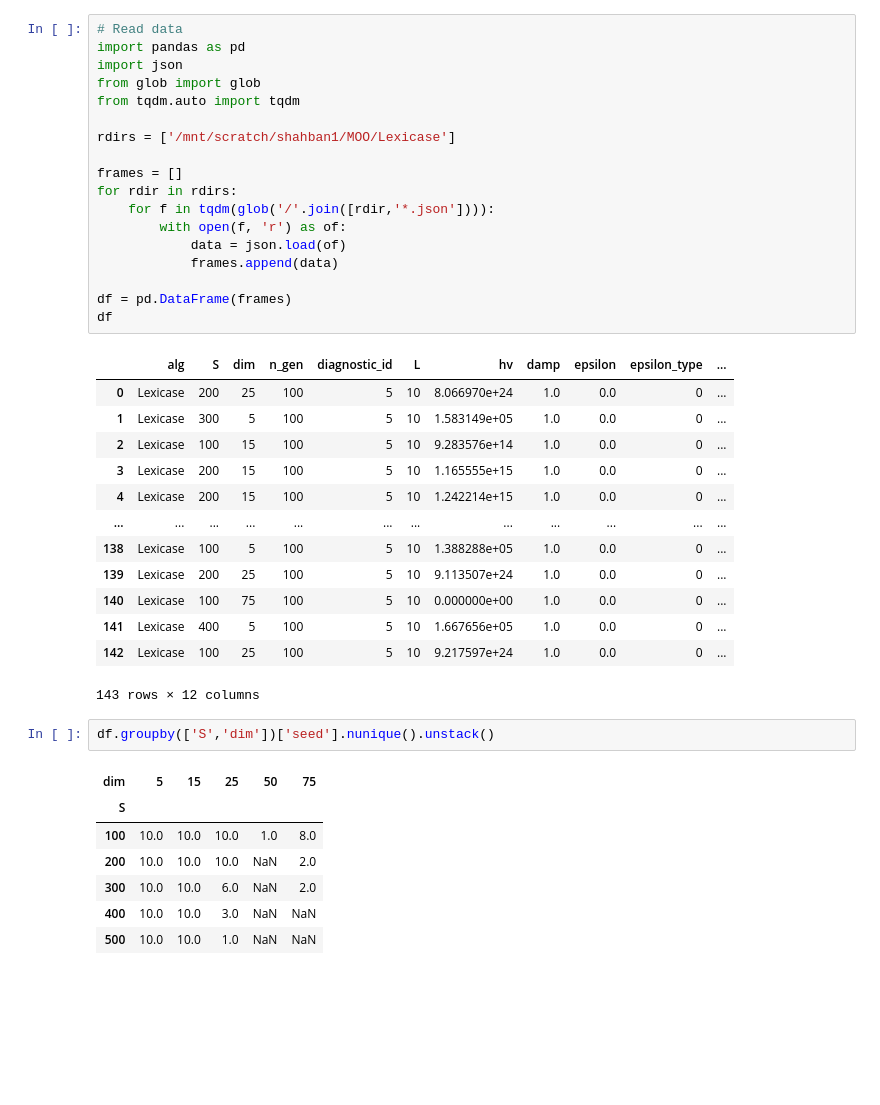
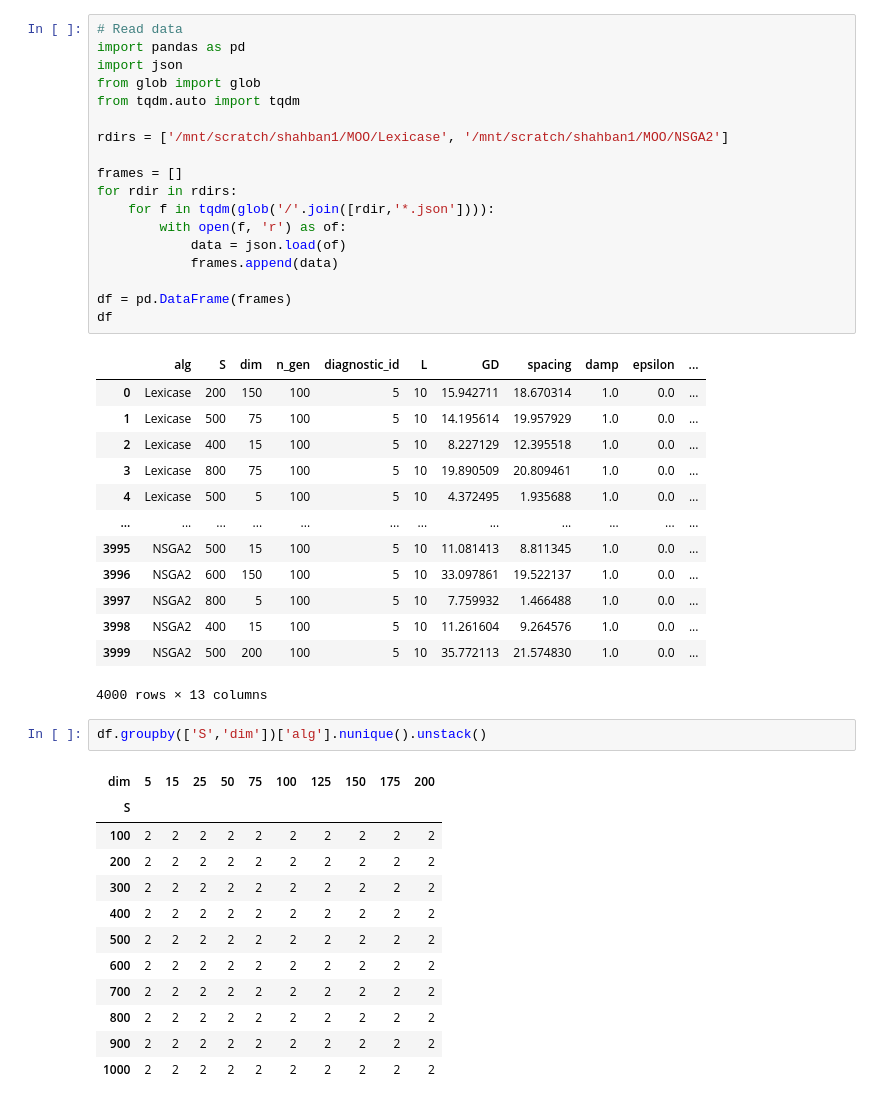
Before and after one commit to shakiba-shb/MultiObjectivePrediction, a Jupyter notebook: data_analysis.ipynb, the cells around one changed output. Saved outputs shown, nothing was run; the diff lists cells and outputs as text; blank space fills up the shorter version.

```diff
--- a/data_analysis.ipynb
+++ b/data_analysis.ipynb
@@ -5,7 +5,7 @@ import json
 from glob import glob
 from tqdm.auto import tqdm
 
-rdirs = ['/mnt/scratch/shahban1/MOO/Lexicase']
+rdirs = ['/mnt/scratch/shahban1/MOO/Lexicase', '/mnt/scratch/shahban1/MOO/NSGA2']
 
 frames = []
 for rdir in rdirs:
@@ -17,27 +17,32 @@ for rdir in rdirs:
 df = pd.DataFrame(frames)
 df
 # %% [output]
-|  | alg | S | dim | n_gen | diagnostic_id | L | hv | damp | epsilon | epsilon_type | ... |
-| 0 | Lexicase | 200 | 25 | 100 | 5 | 10 | 8.066970e+24 | 1.0 | 0.0 | 0 | ... |
-| 1 | Lexicase | 300 | 5 | 100 | 5 | 10 | 1.583149e+05 | 1.0 | 0.0 | 0 | ... |
-| 2 | Lexicase | 100 | 15 | 100 | 5 | 10 | 9.283576e+14 | 1.0 | 0.0 | 0 | ... |
-| 3 | Lexicase | 200 | 15 | 100 | 5 | 10 | 1.165555e+15 | 1.0 | 0.0 | 0 | ... |
-| 4 | Lexicase | 200 | 15 | 100 | 5 | 10 | 1.242214e+15 | 1.0 | 0.0 | 0 | ... |
+|  | alg | S | dim | n_gen | diagnostic_id | L | GD | spacing | damp | epsilon | ... |
+| 0 | Lexicase | 200 | 150 | 100 | 5 | 10 | 15.942711 | 18.670314 | 1.0 | 0.0 | ... |
+| 1 | Lexicase | 500 | 75 | 100 | 5 | 10 | 14.195614 | 19.957929 | 1.0 | 0.0 | ... |
+| 2 | Lexicase | 400 | 15 | 100 | 5 | 10 | 8.227129 | 12.395518 | 1.0 | 0.0 | ... |
+| 3 | Lexicase | 800 | 75 | 100 | 5 | 10 | 19.890509 | 20.809461 | 1.0 | 0.0 | ... |
+| 4 | Lexicase | 500 | 5 | 100 | 5 | 10 | 4.372495 | 1.935688 | 1.0 | 0.0 | ... |
 | ... | ... | ... | ... | ... | ... | ... | ... | ... | ... | ... | ... |
-| 138 | Lexicase | 100 | 5 | 100 | 5 | 10 | 1.388288e+05 | 1.0 | 0.0 | 0 | ... |
-| 139 | Lexicase | 200 | 25 | 100 | 5 | 10 | 9.113507e+24 | 1.0 | 0.0 | 0 | ... |
-| 140 | Lexicase | 100 | 75 | 100 | 5 | 10 | 0.000000e+00 | 1.0 | 0.0 | 0 | ... |
-| 141 | Lexicase | 400 | 5 | 100 | 5 | 10 | 1.667656e+05 | 1.0 | 0.0 | 0 | ... |
-| 142 | Lexicase | 100 | 25 | 100 | 5 | 10 | 9.217597e+24 | 1.0 | 0.0 | 0 | ... |
+| 3995 | NSGA2 | 500 | 15 | 100 | 5 | 10 | 11.081413 | 8.811345 | 1.0 | 0.0 | ... |
+| 3996 | NSGA2 | 600 | 150 | 100 | 5 | 10 | 33.097861 | 19.522137 | 1.0 | 0.0 | ... |
+| 3997 | NSGA2 | 800 | 5 | 100 | 5 | 10 | 7.759932 | 1.466488 | 1.0 | 0.0 | ... |
+| 3998 | NSGA2 | 400 | 15 | 100 | 5 | 10 | 11.261604 | 9.264576 | 1.0 | 0.0 | ... |
+| 3999 | NSGA2 | 500 | 200 | 100 | 5 | 10 | 35.772113 | 21.574830 | 1.0 | 0.0 | ... |
-143 rows × 12 columns
+4000 rows × 13 columns
 # %%
-df.groupby(['S','dim'])['seed'].nunique().unstack()
+df.groupby(['S','dim'])['alg'].nunique().unstack()
 # %% [output]
-| dim | 5 | 15 | 25 | 50 | 75 |
-| S |  |  |  |  |  |
-| 100 | 10.0 | 10.0 | 10.0 | 1.0 | 8.0 |
-| 200 | 10.0 | 10.0 | 10.0 | NaN | 2.0 |
-| 300 | 10.0 | 10.0 | 6.0 | NaN | 2.0 |
-| 400 | 10.0 | 10.0 | 3.0 | NaN | NaN |
-| 500 | 10.0 | 10.0 | 1.0 | NaN | NaN |
+| dim | 5 | 15 | 25 | 50 | 75 | 100 | 125 | 150 | 175 | 200 |
+| S |  |  |  |  |  |  |  |  |  |  |
+| 100 | 2 | 2 | 2 | 2 | 2 | 2 | 2 | 2 | 2 | 2 |
+| 200 | 2 | 2 | 2 | 2 | 2 | 2 | 2 | 2 | 2 | 2 |
+| 300 | 2 | 2 | 2 | 2 | 2 | 2 | 2 | 2 | 2 | 2 |
+| 400 | 2 | 2 | 2 | 2 | 2 | 2 | 2 | 2 | 2 | 2 |
+| 500 | 2 | 2 | 2 | 2 | 2 | 2 | 2 | 2 | 2 | 2 |
+| 600 | 2 | 2 | 2 | 2 | 2 | 2 | 2 | 2 | 2 | 2 |
+| 700 | 2 | 2 | 2 | 2 | 2 | 2 | 2 | 2 | 2 | 2 |
+| 800 | 2 | 2 | 2 | 2 | 2 | 2 | 2 | 2 | 2 | 2 |
+| 900 | 2 | 2 | 2 | 2 | 2 | 2 | 2 | 2 | 2 | 2 |
+| 1000 | 2 | 2 | 2 | 2 | 2 | 2 | 2 | 2 | 2 | 2 |
 # %%
```
Also changed, not shown: parts of 12 cells of this notebook.
